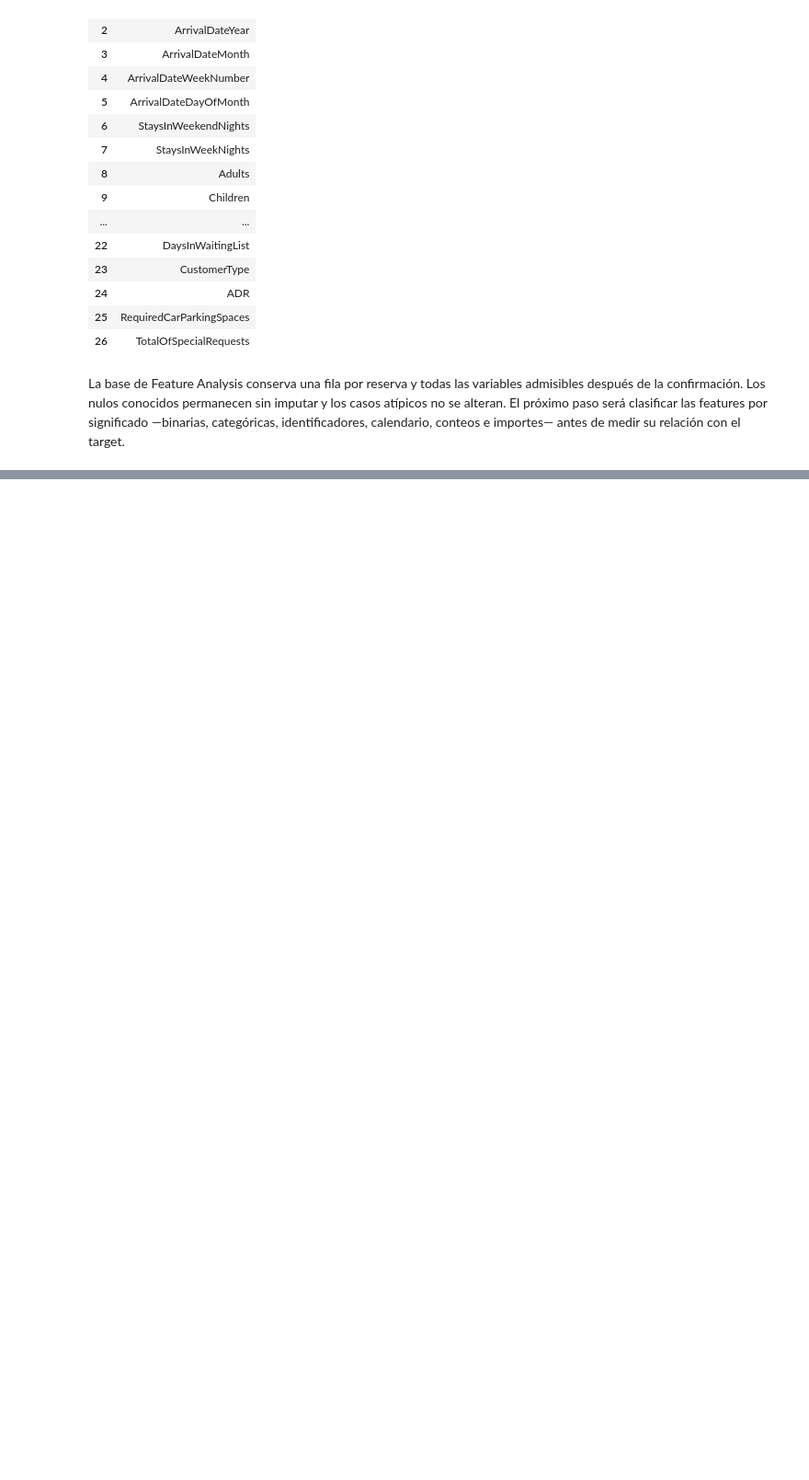
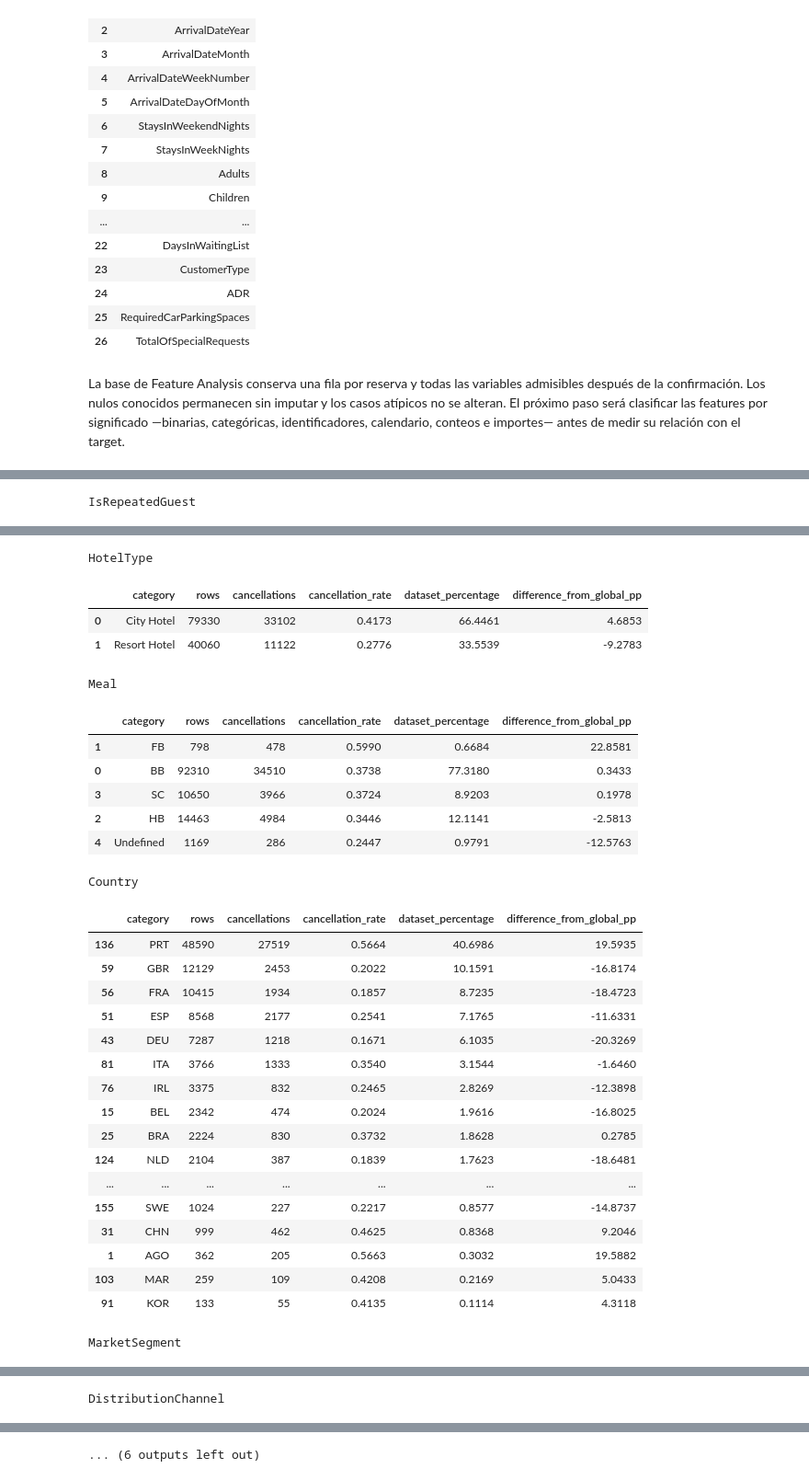
Before and after one commit to Lithium582/Obligatorio2026, a Jupyter notebook: notebooks/03_feature_analysis.ipynb, the cells around one changed output, grey strips where cells are left out. Shown at 92% size. Drawn from its saved outputs; the diff is of its cells as text; code cells hidden in the pictures; blank space fills up the shorter version.

```diff
--- a/notebooks/03_feature_analysis.ipynb
+++ b/notebooks/03_feature_analysis.ipynb
@@ -209,0 +482,48 @@ La base de Feature Analysis conserva una fila por reserva y todas las variables
+# %%
+global_cancellation_rate = y.mean()
+categorical_rate_tables = {}
+
+for feature in CATEGORICAL_ASSOCIATION_FEATURES:
+    analysis_frame = pd.DataFrame(
+        {
+            "category": X_candidates[feature].astype("string").fillna("Missing"),
+            "IsCanceled": y,
+        }
+    )
+    category_rates = (
+        analysis_frame.groupby("category", dropna=False)
+        .agg(
+            rows=("IsCanceled", "size"),
+            cancellations=("IsCanceled", "sum"),
+            cancellation_rate=("IsCanceled", "mean"),
+        )
+        .reset_index()
+    )
+    category_rates["dataset_percentage"] = (
+        category_rates["rows"] / len(X_candidates) * 100
+    )
+    category_rates["difference_from_global_pp"] = (
+        category_rates["cancellation_rate"] - global_cancellation_rate
+    ) * 100
+    categorical_rate_tables[feature] = category_rates
+
+    if len(category_rates) <= 20:
+        displayed_rates = category_rates.sort_values(
+            "cancellation_rate", ascending=False
+        )
+    else:
+        most_frequent = category_rates.nlargest(15, "rows")
+        highest_supported_rates = (
+            category_rates.loc[category_rates["rows"].ge(MIN_CATEGORY_ROWS_FOR_ASSOCIATION)]
+            .nlargest(5, "cancellation_rate")
+        )
+        displayed_rates = (
+            pd.concat([most_frequent, highest_supported_rates])
+            .drop_duplicates(subset="category")
+            .sort_values("rows", ascending=False)
+        )
+
+    print(feature)
+    display(displayed_rates.round(4))
+# %% [output]
+IsRepeatedGuest
@@ -209,0 +533,30 @@ La base de Feature Analysis conserva una fila por reserva y todas las variables
+HotelType
+|  | category | rows | cancellations | cancellation_rate | dataset_percentage | difference_from_global_pp |
+| 0 | City Hotel | 79330 | 33102 | 0.4173 | 66.4461 | 4.6853 |
+| 1 | Resort Hotel | 40060 | 11122 | 0.2776 | 33.5539 | -9.2783 |
+Meal
+|  | category | rows | cancellations | cancellation_rate | dataset_percentage | difference_from_global_pp |
+| 1 | FB | 798 | 478 | 0.5990 | 0.6684 | 22.8581 |
+| 0 | BB | 92310 | 34510 | 0.3738 | 77.3180 | 0.3433 |
+| 3 | SC | 10650 | 3966 | 0.3724 | 8.9203 | 0.1978 |
+| 2 | HB | 14463 | 4984 | 0.3446 | 12.1141 | -2.5813 |
+| 4 | Undefined | 1169 | 286 | 0.2447 | 0.9791 | -12.5763 |
+Country
+|  | category | rows | cancellations | cancellation_rate | dataset_percentage | difference_from_global_pp |
+| 136 | PRT | 48590 | 27519 | 0.5664 | 40.6986 | 19.5935 |
+| 59 | GBR | 12129 | 2453 | 0.2022 | 10.1591 | -16.8174 |
+| 56 | FRA | 10415 | 1934 | 0.1857 | 8.7235 | -18.4723 |
+| 51 | ESP | 8568 | 2177 | 0.2541 | 7.1765 | -11.6331 |
+| 43 | DEU | 7287 | 1218 | 0.1671 | 6.1035 | -20.3269 |
+| 81 | ITA | 3766 | 1333 | 0.3540 | 3.1544 | -1.6460 |
+| 76 | IRL | 3375 | 832 | 0.2465 | 2.8269 | -12.3898 |
+| 15 | BEL | 2342 | 474 | 0.2024 | 1.9616 | -16.8025 |
+| 25 | BRA | 2224 | 830 | 0.3732 | 1.8628 | 0.2785 |
+| 124 | NLD | 2104 | 387 | 0.1839 | 1.7623 | -18.6481 |
+| ... | ... | ... | ... | ... | ... | ... |
+| 155 | SWE | 1024 | 227 | 0.2217 | 0.8577 | -14.8737 |
+| 31 | CHN | 999 | 462 | 0.4625 | 0.8368 | 9.2046 |
+| 1 | AGO | 362 | 205 | 0.5663 | 0.3032 | 19.5882 |
+| 103 | MAR | 259 | 109 | 0.4208 | 0.2169 | 5.0433 |
+| 91 | KOR | 133 | 55 | 0.4135 | 0.1114 | 4.3118 |
+MarketSegment
@@ -209,0 +572 @@ La base de Feature Analysis conserva una fila por reserva y todas las variables
+DistributionChannel
@@ -209,0 +579 @@ La base de Feature Analysis conserva una fila por reserva y todas las variables
+... (6 outputs left out)
```
Also changed, not shown: parts of 18 cells of this notebook, 1 other file.
